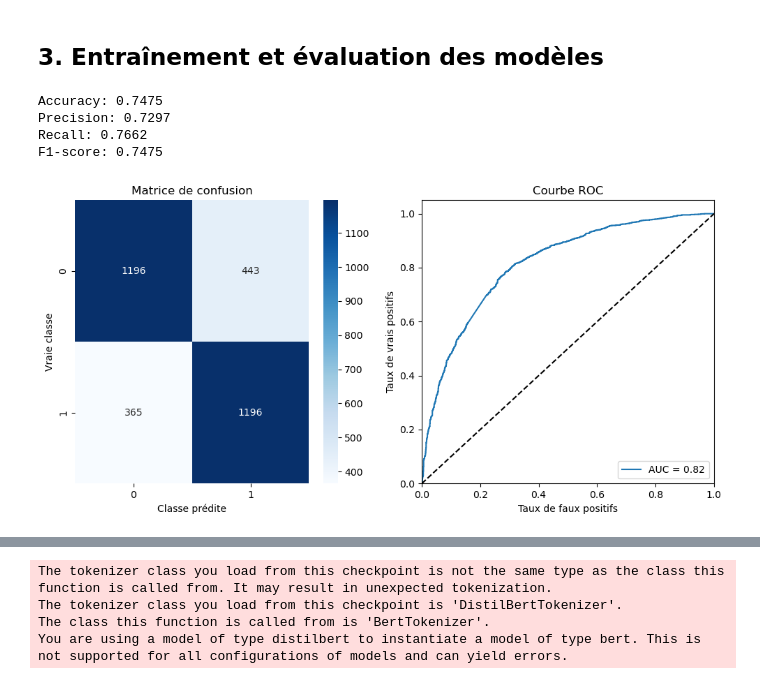
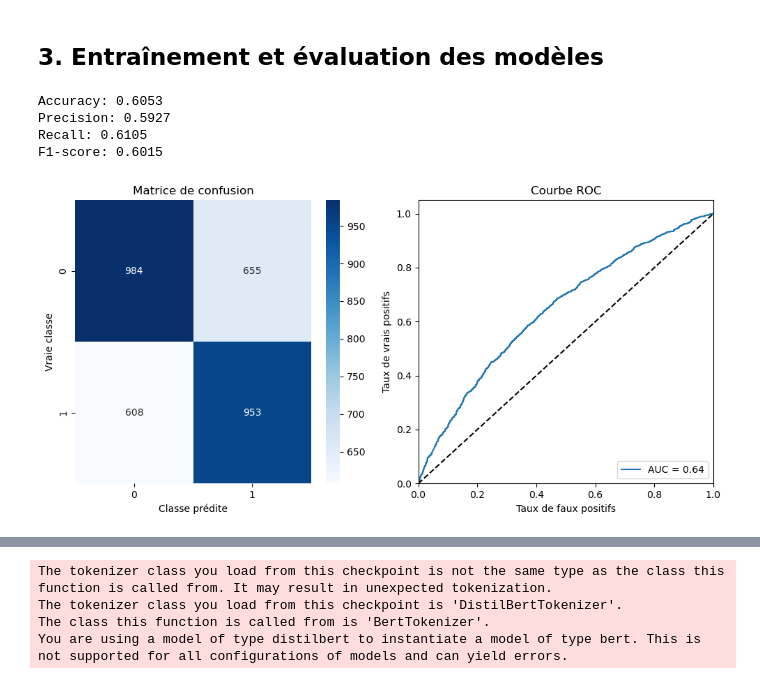
Before and after one commit to mehdimunim/OC7, a Jupyter notebook: notebooks/03_Mehdi_MUNIM_modelisation.ipynb, the cells around one changed output, grey strips where cells are left out. Drawn from its saved outputs; the diff is of its cells as text; code cells hidden in the pictures.

Commit message:
update model comparison

```diff
--- a/notebooks/03_Mehdi_MUNIM_modelisation.ipynb
+++ b/notebooks/03_Mehdi_MUNIM_modelisation.ipynb
@@ -50,24 +59,24 @@ y_test = pickle.load(open(data_path + 'y_test.pickle', 'rb'))
 # %%
 #@title 3.1 Entraînement et évaluation du modèle de régression logistique
 
 from sklearn.linear_model import LogisticRegression
 
 # Créer et entraîner le modèle de régression logistique
 model_lr = LogisticRegression(solver='liblinear', max_iter=1000, random_state=42)
-model_lr.fit(X_train_tfidf, y_train)
+model_lr.fit(X_train_w2v, y_train)
 
 # Évaluer le modèle
-evaluation.evaluer_modele(model_lr, X_test_tfidf, y_test)
+evaluation.evaluer_modele(model_lr, X_test_w2v, y_test)
 
 # Sauvegarder le modèle avec pickle
 with open('../models/mon_modele_lr.pkl', 'wb') as f:
     pickle.dump(model_lr, f)
 # %% [output]
-Accuracy: 0.7475
-Precision: 0.7297
-Recall: 0.7662
-F1-score: 0.7475
+Accuracy: 0.6053
+Precision: 0.5927
+Recall: 0.6105
+F1-score: 0.6015
-[figure, old version]
+[figure, new version]
 # %%
 #@title 3.2 Entraînement et évaluation du modèle MLP
 
```
Also changed, not shown: parts of 7 cells of this notebook.
